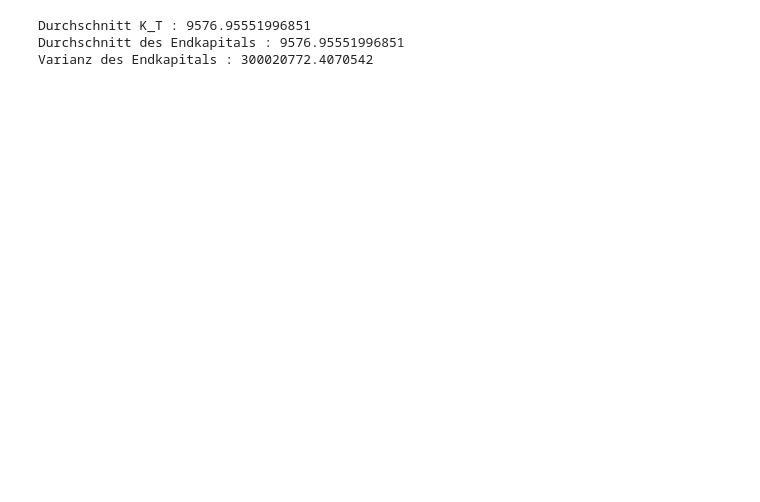
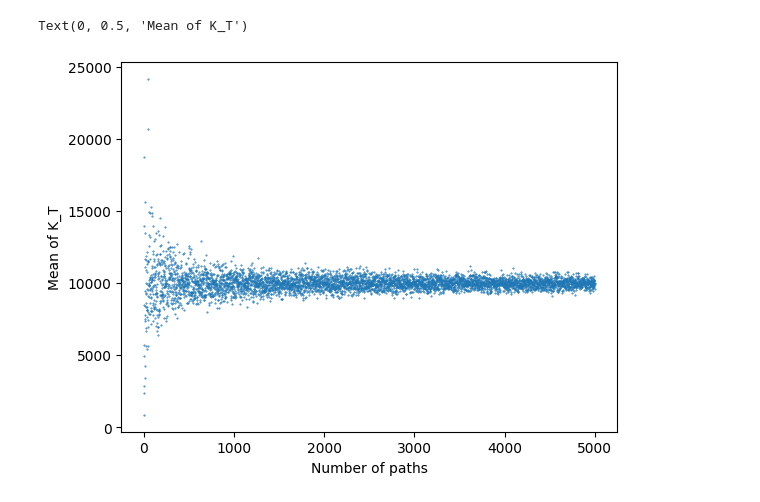
Before and after one commit to tim901225pn-ui/ConteCarlo, a Jupyter notebook: Untitled-1.ipynb, the cells around one changed output. Cells and saved outputs as stored; diff of their text form; code cells hidden in the pictures; blank space fills up the shorter version.

```diff
--- a/Untitled-1.ipynb
+++ b/Untitled-1.ipynb
@@ -72,8 +71,14 @@ plt.show()
-# %%
-# Analysis of Endkapital K_T
-
-print(f'Durchschnitt K_T : {K[:,-1].mean()} \nDurchschnitt des Endkapitals : {K[:,-1].mean()} \nVarianz des Endkapitals : {K[:,-1].var()} ')
-# %% [output]
-Durchschnitt K_T : 9576.95551996851
-Durchschnitt des Endkapitals : 9576.95551996851
-Varianz des Endkapitals : 300020772.4070542
+# %%
+step = 1
+N = 5000
+Nar = step*(np.arange(N)+1)
+mean = np.zeros(N)
+for i in range(N):
+    mean[i] = get_paths(Nar[i])[:,-1].mean()
+
+plt.scatter(Nar, mean,s=0.2)
+plt.xlabel("Number of paths")
+plt.ylabel("Mean of K_T")
+# %% [output]
+Text(0, 0.5, 'Mean of K_T')
+[figure, added]
```
Also changed, not shown: parts of 2 cells of this notebook.
